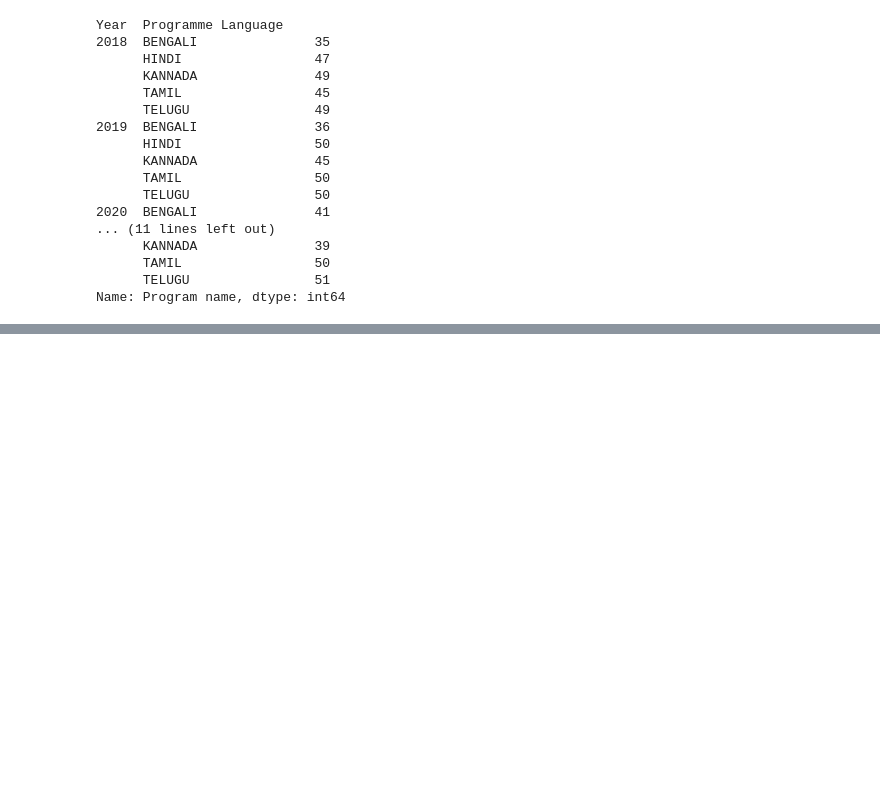
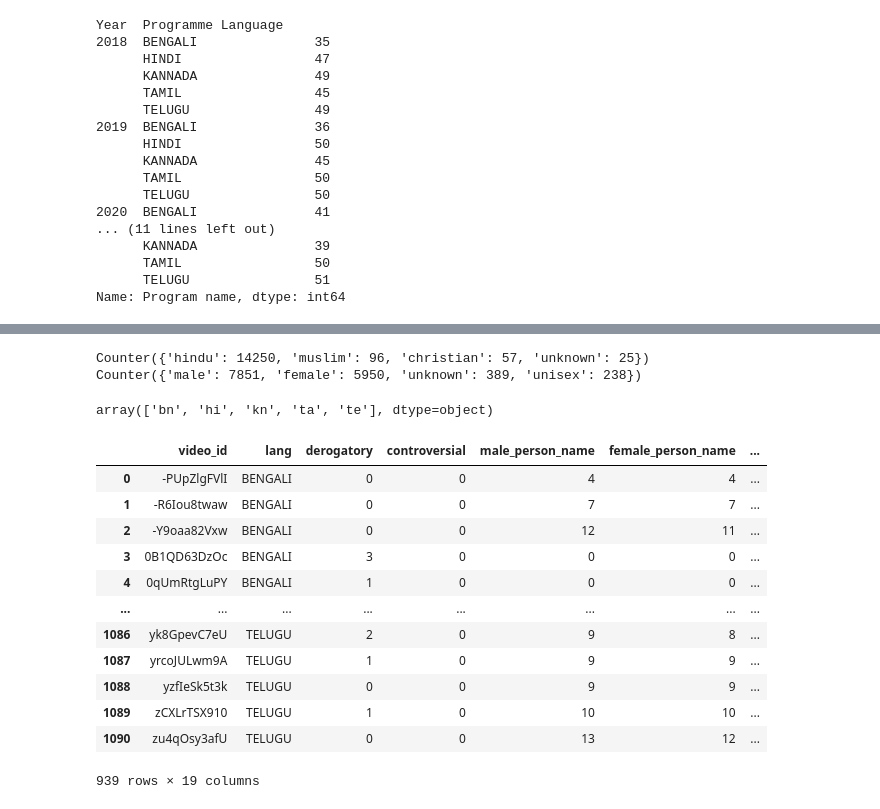
Before and after one commit to usc-sail/mica-muse-india-tv, a Jupyter notebook: prepare_data.ipynb, the cells around one changed output, grey strips where cells are left out. Saved outputs shown, nothing was run; the diff lists cells and outputs as text; code cells hidden in the pictures; blank space fills up the shorter version.

Commit message:
updated raw files, created new analysis files for video & language in wide and long forms

```diff
--- a/prepare_data.ipynb
+++ b/prepare_data.ipynb
@@ -180,10 +225,17 @@ for index, row in video_analysis_df.iterrows():
     assert all(n_faces_arr[index].sum(axis=(1, 2)) == row[["masculine_faces", "feminine_faces"]].tolist())
     assert all(n_faces_arr[index].sum(axis=(0, 2)) == row[age_cats].tolist())
     assert all(n_faces_arr[index].sum(axis=(0, 1)) == row[[f"mst_scale_{i}" for i in range(1, 11)]])
+# %%
+# create video id column
+video_analysis_df["Video ID"] = video_analysis_df["video_key"]
+video_analysis_df.loc[video_analysis_df["Video ID"].isna(), "Video ID"] = (
+    video_analysis_df.loc[video_analysis_df["Video ID"].isna(), "Cat No."])
 # %%
-# create metadata df of video key, year, program name, and language
-metadata_df = video_analysis_df[["Year", "Program name", "Programme Language", "Program Theme"]].copy()
-metadata_df.columns = ["year", "program", "lang", "genre"]
+# create metadata df of video id, video key, year, program name, genre, channel, ats, ratings, reach and language
+metadata_df = video_analysis_df[["Video ID", "Year", "Program name", "Programme Language", "Program Theme", "Channel",
+                                 "Ats(viewer)%", "rat%/AP", "Daily Avg Rch%"]].copy()
+metadata_df.columns = ["video_id", "year", "program", "lang", "genre", "channel", "ats", "rating", "reach"]
 metadata_df["video_key"] = np.arange(len(video_analysis_df))
-metadata_df = metadata_df[["video_key", "program", "year", "lang", "genre"]]
+metadata_df = metadata_df[["video_key", "video_id", "program", "year", "lang", "genre", "channel",
+                           "ats", "rating", "reach"]]
 # %%
@@ -230,0 +307,21 @@ data_df
+# %%
+# print distribution of religions and genders
+religions = []
+genders = []
+
+for person_names_list_str in language_analyis_df["Person names word count"]:
+    person_names_list = re.findall(r"\([^\)]+\)", person_names_list_str)
+    for person_name_tuple_str in person_names_list:
+        person_name_tuple = person_name_tuple_str[1:-1].split(", ")
+        religions.append(person_name_tuple[1].strip("'"))
+        genders.append(person_name_tuple[2].strip("'"))
+
+print(collections.Counter(religions))
+print(collections.Counter(genders))
+# %% [output]
+Counter({'hindu': 14250, 'muslim': 96, 'christian': 57, 'unknown': 25})
+Counter({'male': 7851, 'female': 5950, 'unknown': 389, 'unisex': 238})
+# %%
+language_analyis_df["Language"].unique()
+# %% [output]
+array(['bn', 'hi', 'kn', 'ta', 'te'], dtype=object)
@@ -230,0 +396,8 @@ data_df
+# %%
+lang_wide_df = (lang_wide_df
+                .merge(wide_data_df[["video_id", "program", "year", "lang", "genre", "channel", "ats","rating",
+                                     "reach"]]
+                .drop_duplicates("video_id", keep=False),
+                how="left", on=["video_id", "lang"], suffixes=("_vd", "_ln"))
+                .dropna())
+lang_wide_df.to_csv("lang_only_wide_form.csv", index=False)
@@ -230,0 +410,16 @@ data_df
+# %%
+lang_wide_df
+# %% [output]
+|  | video_id | lang | derogatory | controversial | male_person_name | female_person_name | ... |
+| 0 | -PUpZlgFVlI | BENGALI | 0 | 0 | 4 | 4 | ... |
+| 1 | -R6Iou8twaw | BENGALI | 0 | 0 | 7 | 7 | ... |
+| 2 | -Y9oaa82Vxw | BENGALI | 0 | 0 | 12 | 11 | ... |
+| 3 | 0B1QD63DzOc | BENGALI | 3 | 0 | 0 | 0 | ... |
+| 4 | 0qUmRtgLuPY | BENGALI | 1 | 0 | 0 | 0 | ... |
+| ... | ... | ... | ... | ... | ... | ... | ... |
+| 1086 | yk8GpevC7eU | TELUGU | 2 | 0 | 9 | 8 | ... |
+| 1087 | yrcoJULwm9A | TELUGU | 1 | 0 | 9 | 9 | ... |
+| 1088 | yzfIeSk5t3k | TELUGU | 0 | 0 | 9 | 9 | ... |
+| 1089 | zCXLrTSX910 | TELUGU | 1 | 0 | 10 | 10 | ... |
+| 1090 | zu4qOsy3afU | TELUGU | 0 | 0 | 13 | 12 | ... |
+939 rows × 19 columns
```
Also changed, not shown: parts of 10 cells of this notebook, 12 other files.
